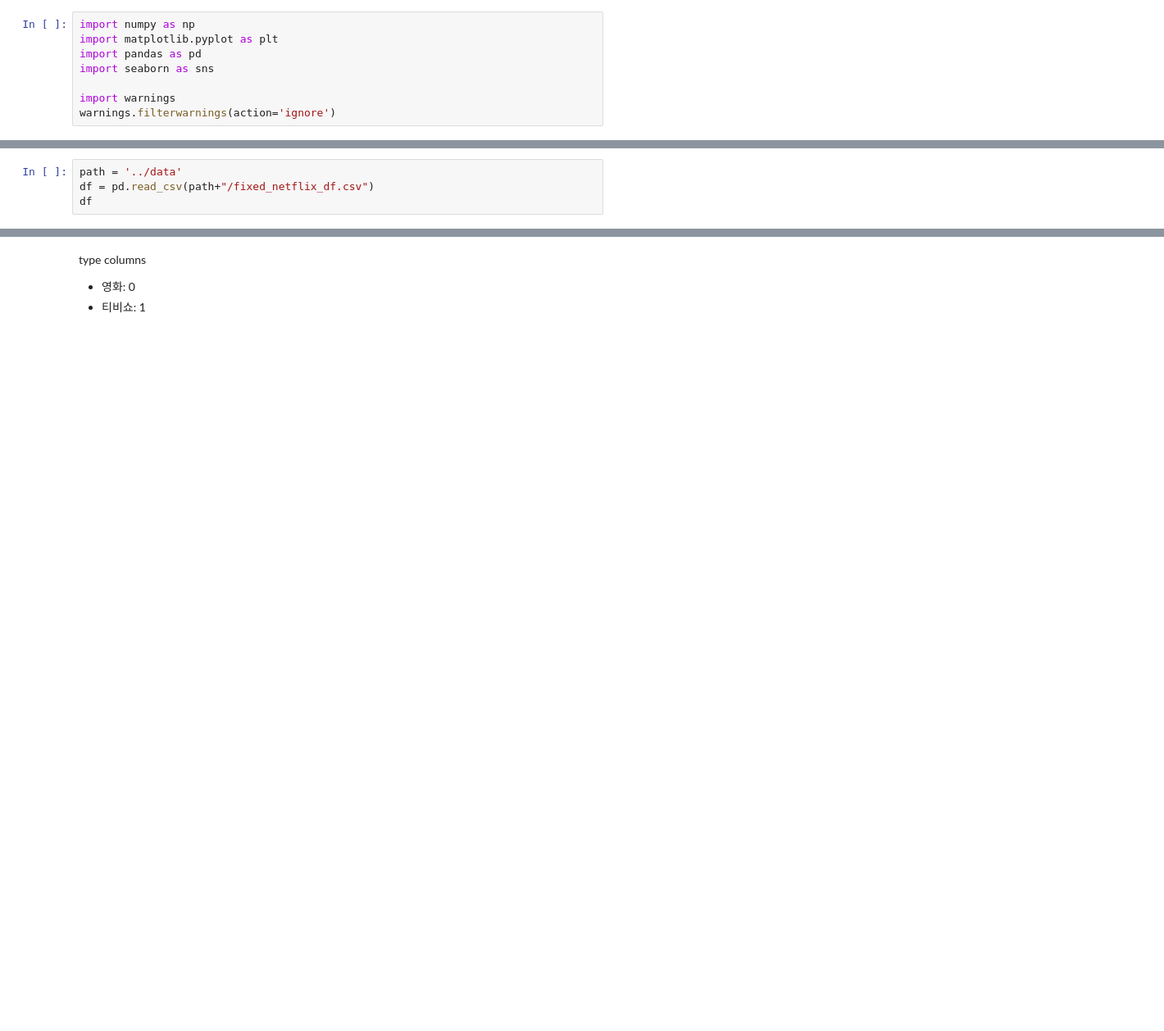
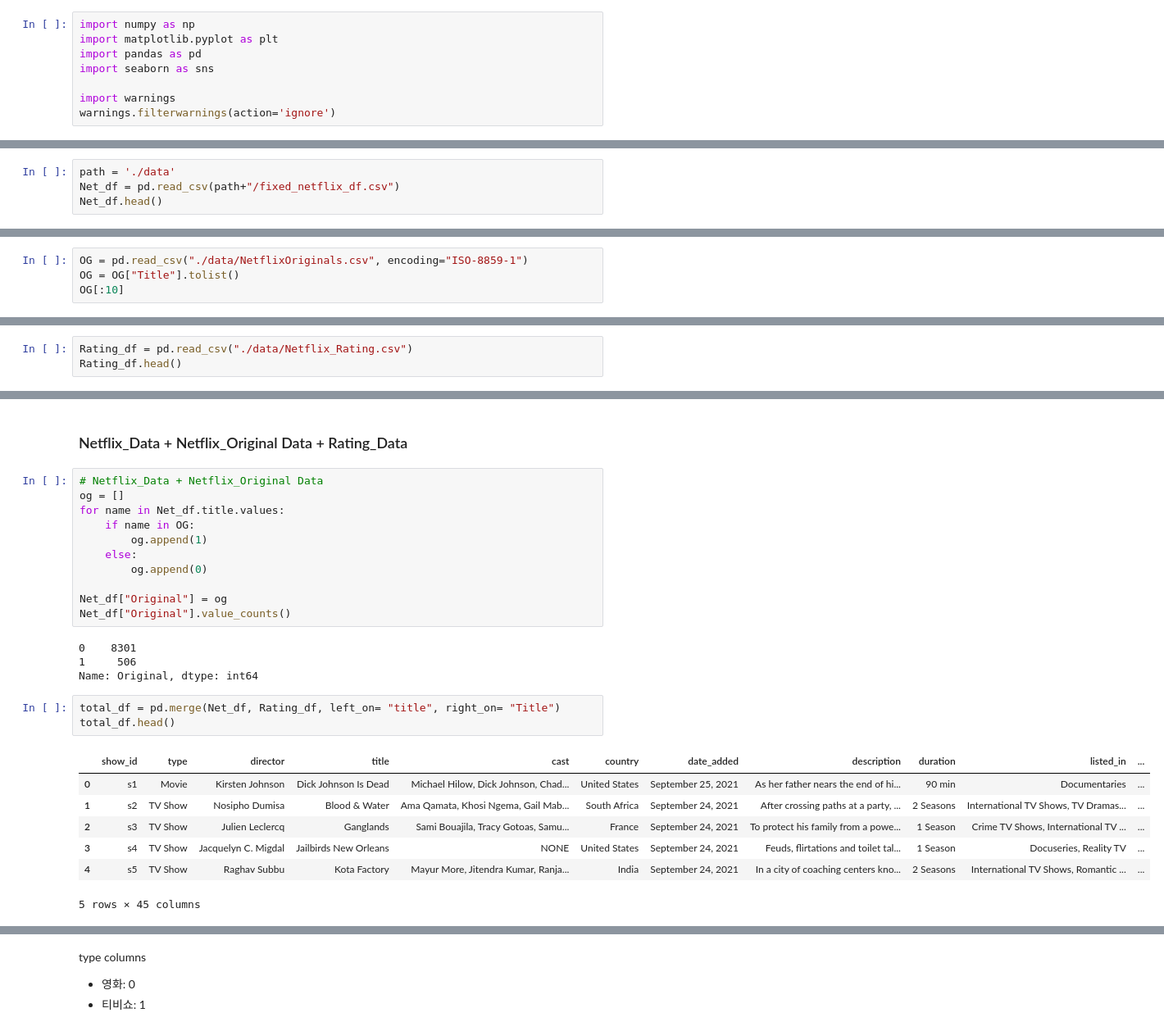
Before and after one commit to DONGYEONKANG/Datathon, a Jupyter notebook: Main.ipynb, the cells around one changed output, grey strips where cells are left out. Shown at 82% size. Cells and saved outputs as stored; diff of their text form; blank space fills up the shorter version.

```diff
--- a/Main.ipynb
+++ b/Main.ipynb
@@ -9,7 +51,7 @@ warnings.filterwarnings(action='ignore')
 # %%
-path = '../data'
-df = pd.read_csv(path+"/fixed_netflix_df.csv")
-df
+path = './data'
+Net_df = pd.read_csv(path+"/fixed_netflix_df.csv")
+Net_df.head()
 # %% [output]
 |  | show_id | type | director | title | cast | country | date_added | description | duration | listed_in | ... |
 | 0 | s1 | Movie | Kirsten Johnson | Dick Johnson Is Dead | Michael Hilow, Dick Johnson, Chad... | United States | September 25, 2021 | As her father nears the end of hi... | 90 min | Documentaries | ... |
@@ -26,0 +65,4 @@ df
+# %%
+OG = pd.read_csv("./data/NetflixOriginals.csv", encoding="ISO-8859-1")
+OG = OG["Title"].tolist()
+OG[:10]
@@ -26,0 +83,3 @@ df
+# %%
+Rating_df = pd.read_csv("./data/Netflix_Rating.csv")
+Rating_df.head()
@@ -26,0 +94,28 @@ df
+# %% [markdown]
+### Netflix_Data + Netflix_Original Data +  Rating_Data
+# %%
+# Netflix_Data + Netflix_Original Data
+og = []
+for name in Net_df.title.values:
+    if name in OG:
+        og.append(1)
+    else:
+        og.append(0)
+
+Net_df["Original"] = og
+Net_df["Original"].value_counts()
+# %% [output]
+0    8301
+1     506
+Name: Original, dtype: int64
+# %%
+total_df = pd.merge(Net_df, Rating_df, left_on= "title", right_on= "Title")
+total_df.head()
+# %% [output]
+|  | show_id | type | director | title | cast | country | date_added | description | duration | listed_in | ... |
+| 0 | s1 | Movie | Kirsten Johnson | Dick Johnson Is Dead | Michael Hilow, Dick Johnson, Chad... | United States | September 25, 2021 | As her father nears the end of hi... | 90 min | Documentaries | ... |
+| 1 | s2 | TV Show | Nosipho Dumisa | Blood & Water | Ama Qamata, Khosi Ngema, Gail Mab... | South Africa | September 24, 2021 | After crossing paths at a party, ... | 2 Seasons | International TV Shows, TV Dramas... | ... |
+| 2 | s3 | TV Show | Julien Leclercq | Ganglands | Sami Bouajila, Tracy Gotoas, Samu... | France | September 24, 2021 | To protect his family from a powe... | 1 Season | Crime TV Shows, International TV ... | ... |
+| 3 | s4 | TV Show | Jacquelyn C. Migdal | Jailbirds New Orleans | NONE | United States | September 24, 2021 | Feuds, flirtations and toilet tal... | 1 Season | Docuseries, Reality TV | ... |
+| 4 | s5 | TV Show | Raghav Subbu | Kota Factory | Mayur More, Jitendra Kumar, Ranja... | India | September 24, 2021 | In a city of coaching centers kno... | 2 Seasons | International TV Shows, Romantic ... | ... |
+5 rows × 45 columns
```
Also changed, not shown: parts of 34 cells of this notebook, 1 other file.
